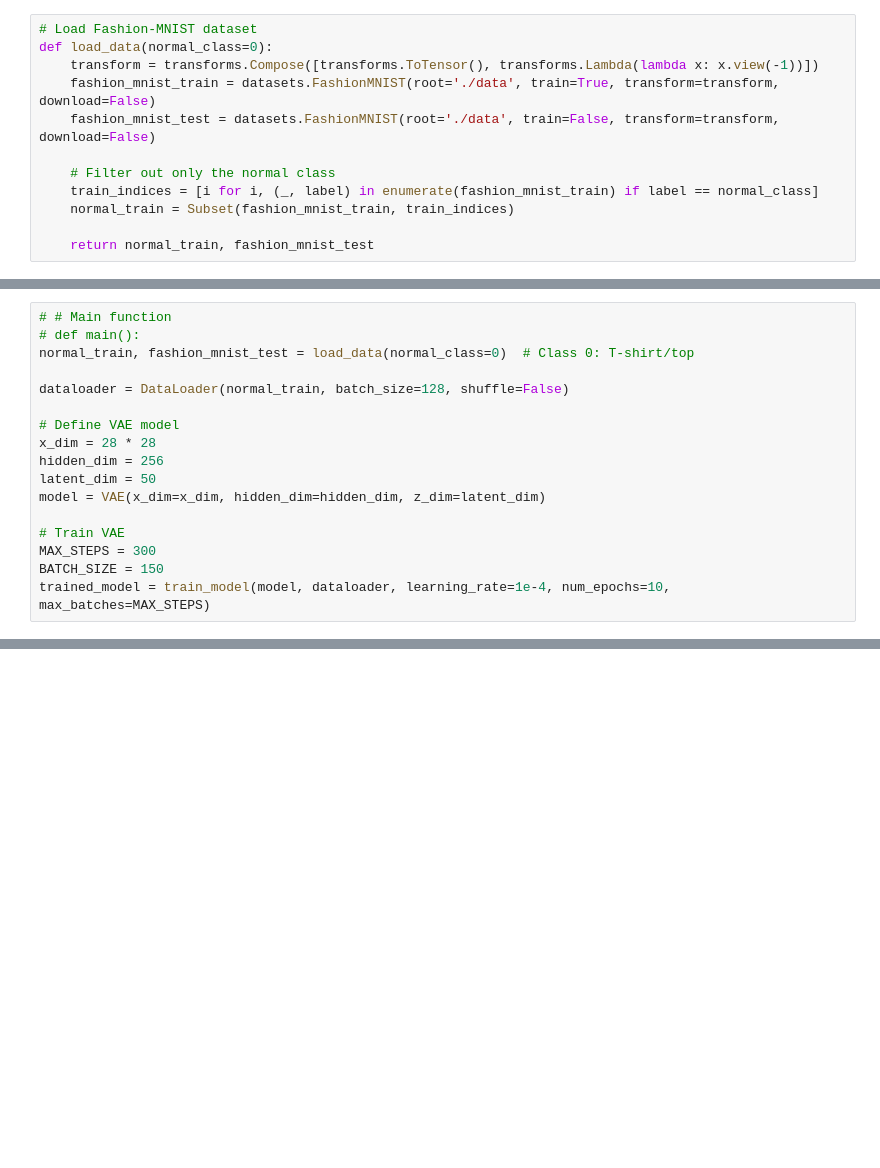
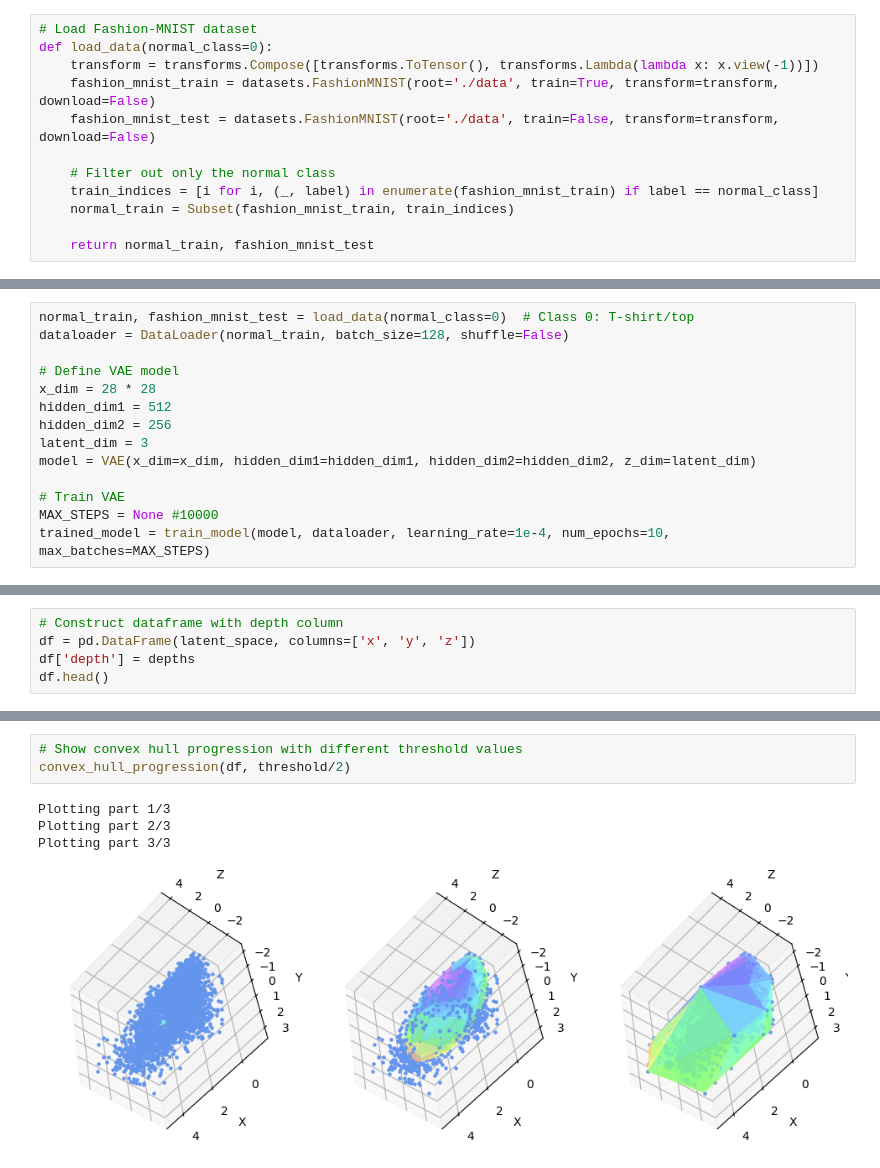
Before and after one commit to ananya-k15/data-depth, a Jupyter notebook: demo.ipynb, the cells around one changed output, grey strips where cells are left out. Drawn from its saved outputs; the diff is of its cells as text; blank space fills up the shorter version.

```diff
--- a/demo.ipynb
+++ b/demo.ipynb
@@ -99,17 +95,14 @@ def compute_mahalanobis_depth(latent_space):
 # %%
-# # Main function
-# def main():
 normal_train, fashion_mnist_test = load_data(normal_class=0)  # Class 0: T-shirt/top
-
 dataloader = DataLoader(normal_train, batch_size=128, shuffle=False)
 
 # Define VAE model
 x_dim = 28 * 28
-hidden_dim = 256
-latent_dim = 50
-model = VAE(x_dim=x_dim, hidden_dim=hidden_dim, z_dim=latent_dim)
+hidden_dim1 = 512
+hidden_dim2 = 256
+latent_dim = 3
+model = VAE(x_dim=x_dim, hidden_dim1=hidden_dim1, hidden_dim2=hidden_dim2, z_dim=latent_dim)
 
 # Train VAE
-MAX_STEPS = 300
-BATCH_SIZE = 150
+MAX_STEPS = None #10000
 trained_model = train_model(model, dataloader, learning_rate=1e-4, num_epochs=10, max_batches=MAX_STEPS)
@@ -192,0 +187,5 @@ for i in anomaly_indices:  # Show up to 10 anomalies
+# %%
+# Construct dataframe with depth column
+df = pd.DataFrame(latent_space, columns=['x', 'y', 'z'])
+df['depth'] = depths
+df.head()
@@ -192,0 +199,8 @@ for i in anomaly_indices:  # Show up to 10 anomalies
+# %%
+# Show convex hull progression with different threshold values
+convex_hull_progression(df, threshold/2)
+# %% [output]
+Plotting part 1/3
+Plotting part 2/3
+Plotting part 3/3
+[figure, added]
```
Also changed, not shown: parts of 16 cells of this notebook, 2 other files.
